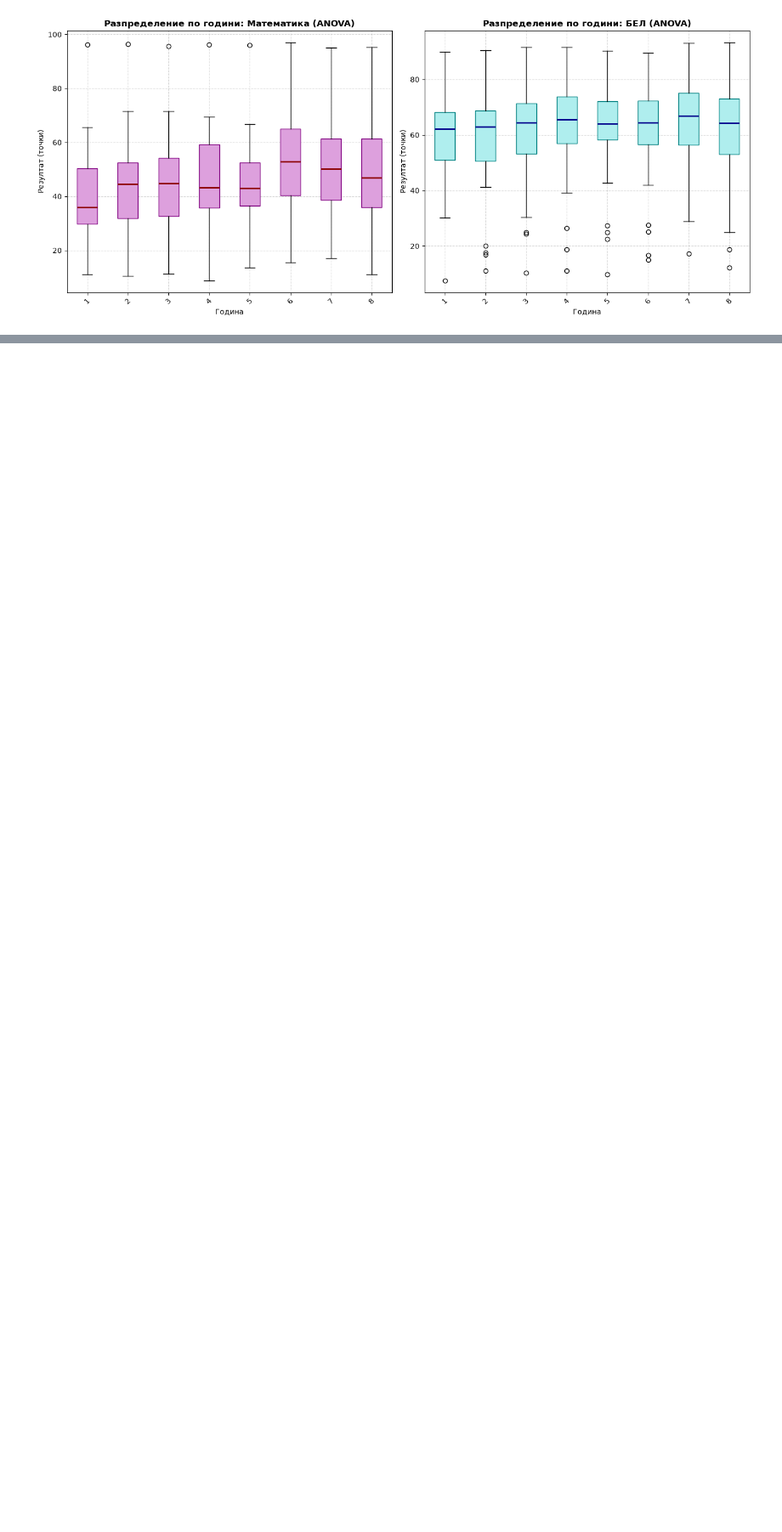
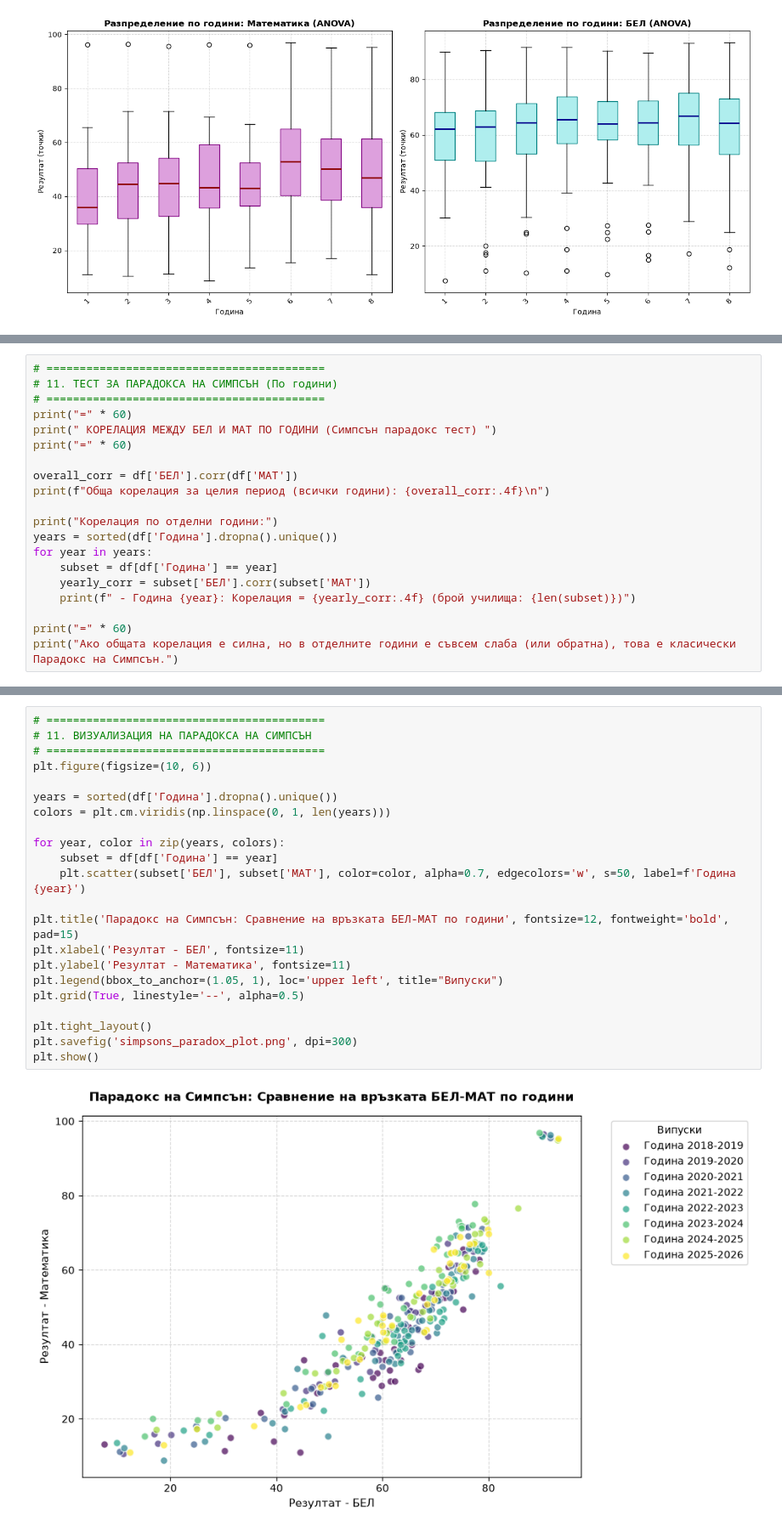
Before and after one commit to MariaDimitrova29/Math-concepts-Exam-project, a Jupyter notebook: varna_schools_analysis.ipynb, the cells around one changed output, grey strips where cells are left out. Shown at 85% size. Drawn from its saved outputs; the diff is of its cells as text; blank space fills up the shorter version.

Commit message:
Adding PDF, CDF and Simpson's Paradox

```diff
--- a/varna_schools_analysis.ipynb
+++ b/varna_schools_analysis.ipynb
@@ -499,0 +537,20 @@ plt.show()
+# %%
+# ==========================================
+# 11. ТЕСТ ЗА ПАРАДОКСА НА СИМПСЪН (По години)
+# ==========================================
+print("=" * 60)
+print(" КОРЕЛАЦИЯ МЕЖДУ БЕЛ И МАТ ПО ГОДИНИ (Симпсън парадокс тест) ")
+print("=" * 60)
+
+overall_corr = df['БЕЛ'].corr(df['МАТ'])
+print(f"Обща корелация за целия период (всички години): {overall_corr:.4f}\n")
+
+print("Корелация по отделни години:")
+years = sorted(df['Година'].dropna().unique())
+for year in years:
+    subset = df[df['Година'] == year]
+    yearly_corr = subset['БЕЛ'].corr(subset['МАТ'])
+    print(f" - Година {year}: Корелация = {yearly_corr:.4f} (брой училища: {len(subset)})")
+
+print("=" * 60)
+print("Ако общата корелация е силна, но в отделните години е съвсем слаба (или обратна), това е класически Парадокс на Симпсън.")
@@ -499,0 +574,24 @@ plt.show()
+# %%
+# ==========================================
+# 11. ВИЗУАЛИЗАЦИЯ НА ПАРАДОКСА НА СИМПСЪН
+# ==========================================
+plt.figure(figsize=(10, 6))
+
+years = sorted(df['Година'].dropna().unique())
+colors = plt.cm.viridis(np.linspace(0, 1, len(years)))
+
+for year, color in zip(years, colors):
+    subset = df[df['Година'] == year]
+    plt.scatter(subset['БЕЛ'], subset['МАТ'], color=color, alpha=0.7, edgecolors='w', s=50, label=f'Година {year}')
+
+plt.title('Парадокс на Симпсън: Сравнение на връзката БЕЛ-МАТ по години', fontsize=12, fontweight='bold', pad=15)
+plt.xlabel('Резултат - БЕЛ', fontsize=11)
+plt.ylabel('Резултат - Математика', fontsize=11)
+plt.legend(bbox_to_anchor=(1.05, 1), loc='upper left', title="Випуски")
+plt.grid(True, linestyle='--', alpha=0.5)
+
+plt.tight_layout()
+plt.savefig('simpsons_paradox_plot.png', dpi=300)
+plt.show()
+# %% [output]
+[figure, added]
```
Also changed, not shown: parts of 2 cells of this notebook.
